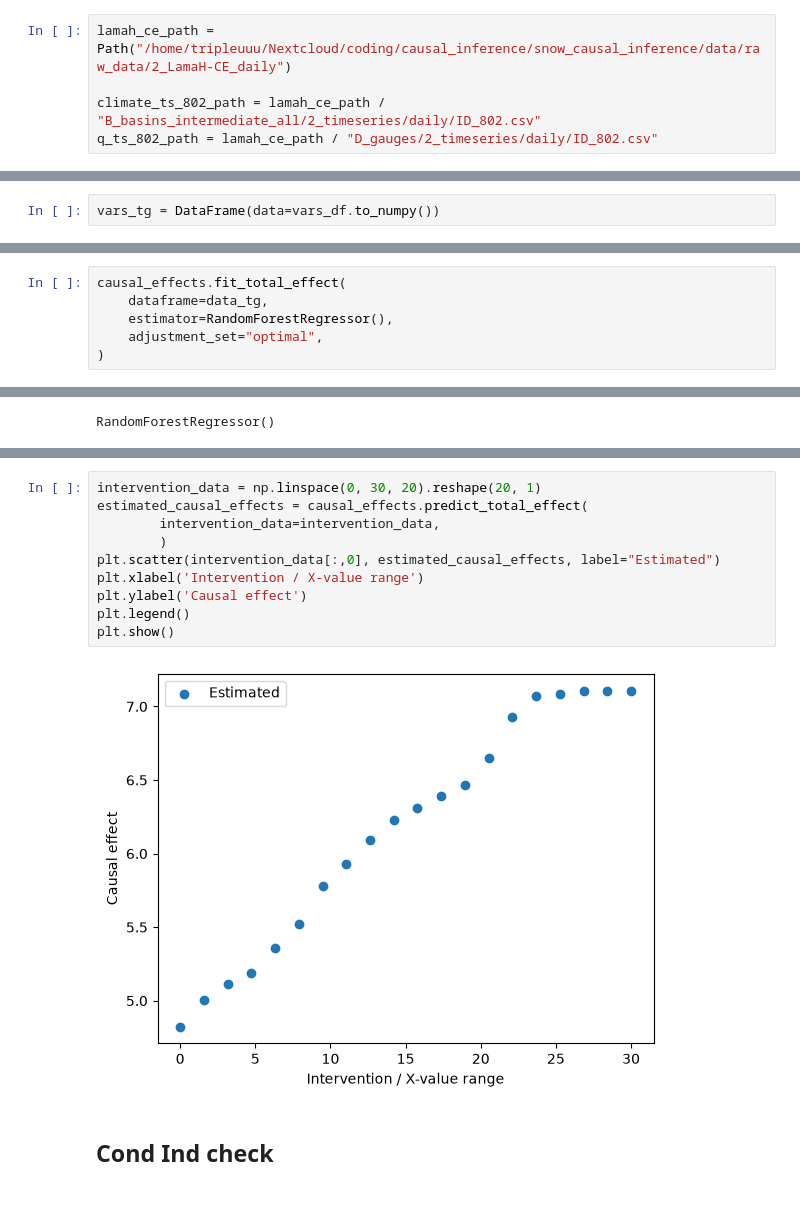
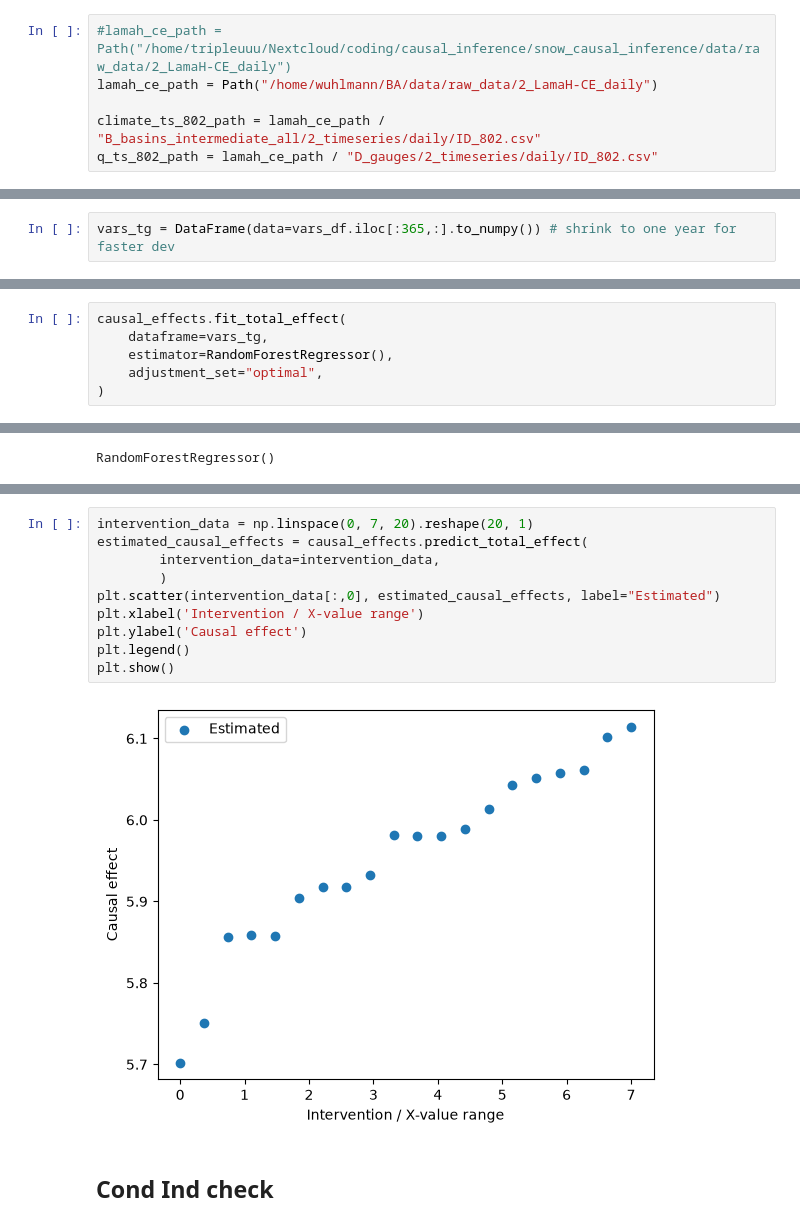
Before and after one commit to tripleUU-U/snow_causal_inference, a Jupyter notebook: code/basin_workflow.ipynb, the cells around one changed output, grey strips where cells are left out. Cells and saved outputs as stored; diff of their text form.

```diff
--- a/code/basin_workflow.ipynb
+++ b/code/basin_workflow.ipynb
@@ -39,7 +39,8 @@ def load_ts_df(
 # %% [markdown]
 # Data
 # %%
-lamah_ce_path = Path("/home/tripleuuu/Nextcloud/coding/causal_inference/snow_causal_inference/data/raw_data/2_LamaH-CE_daily")
+#lamah_ce_path = Path("/home/tripleuuu/Nextcloud/coding/causal_inference/snow_causal_inference/data/raw_data/2_LamaH-CE_daily")
+lamah_ce_path = Path("/home/wuhlmann/BA/data/raw_data/2_LamaH-CE_daily")
 
 climate_ts_802_path = lamah_ce_path / "B_basins_intermediate_all/2_timeseries/daily/ID_802.csv"
 q_ts_802_path = lamah_ce_path / "D_gauges/2_timeseries/daily/ID_802.csv"
@@ -85,6 +86,8 @@ vars_df = pd.concat([climate_vars_df, q_ts_802_df["qobs"]], axis=1)
 vars_df.columns = ["TEMP", "P", "ET", "SM", "SNO", "Q"]
 
 vars_df = vars_df.dropna()
+# %%
+vars_tg = DataFrame(data=vars_df.iloc[:365,:].to_numpy()) # shrink to one year for faster dev
 # %% [markdown]
 # 1. Graph-Validation
 
@@ -209,2 +268,0 @@ plt.tight_layout()
-# %%
-vars_tg = DataFrame(data=vars_df.to_numpy())
@@ -307,7 +385,7 @@ Optimality = True with cond_0 = False, cond_I = True, cond_II = True
 (Graph, X, Y, S) fulfills optimality:  True
 # %%
 causal_effects.fit_total_effect(
-    dataframe=data_tg,
+    dataframe=vars_tg,
     estimator=RandomForestRegressor(),
     adjustment_set="optimal",
 )
@@ -347,15 +425,15 @@ y2 =  [6.09903332]
 # %%
-intervention_data = np.linspace(0, 30, 20).reshape(20, 1)
+intervention_data = np.linspace(0, 7, 20).reshape(20, 1)
 estimated_causal_effects = causal_effects.predict_total_effect(
         intervention_data=intervention_data,
         )
 plt.scatter(intervention_data[:,0], estimated_causal_effects, label="Estimated")
 plt.xlabel('Intervention / X-value range')
 plt.ylabel('Causal effect')
 plt.legend()
 plt.show()
 # %% [output]
-[figure, old version]
+[figure, new version]
 # %% [markdown]
 ## Cond Ind check
 # %%
```
Also changed, not shown: parts of 15 cells of this notebook.
